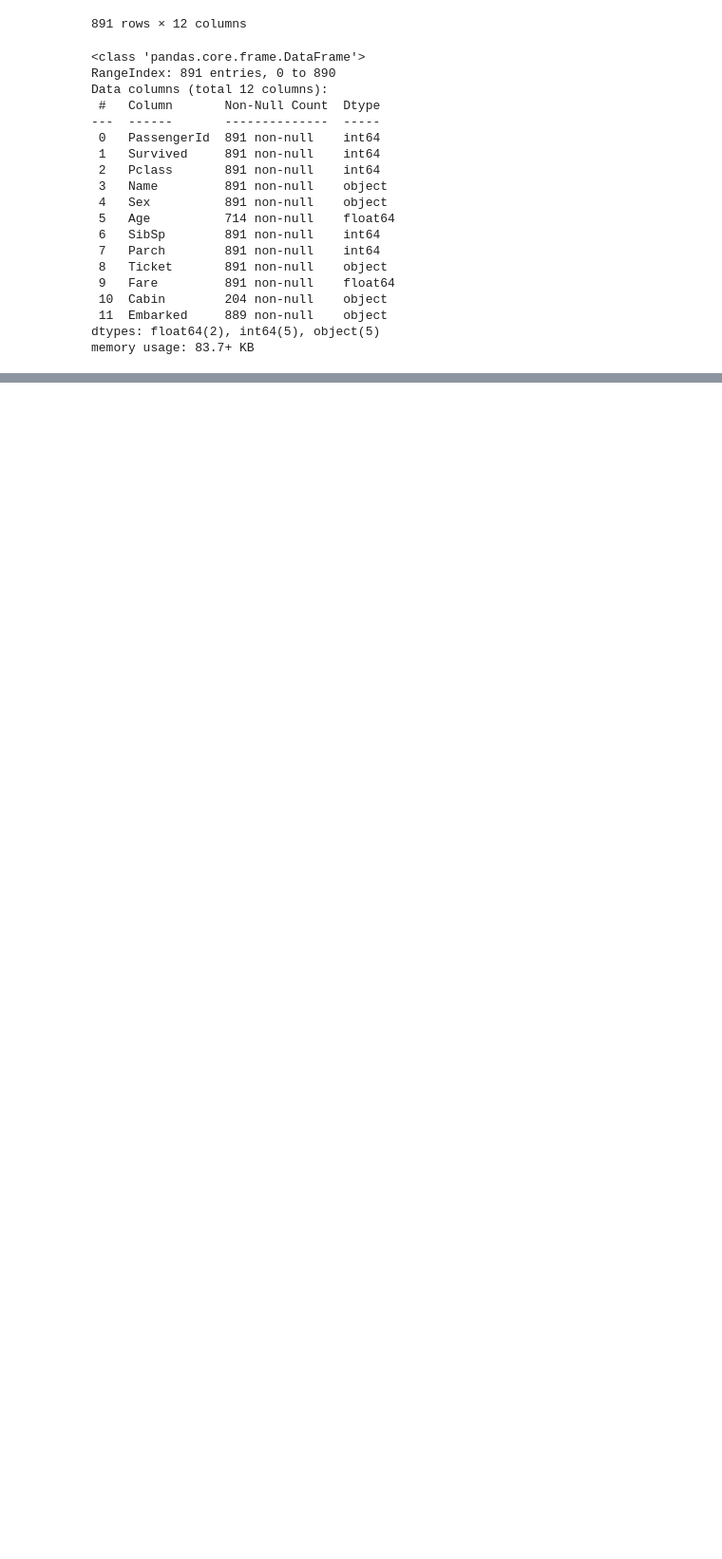
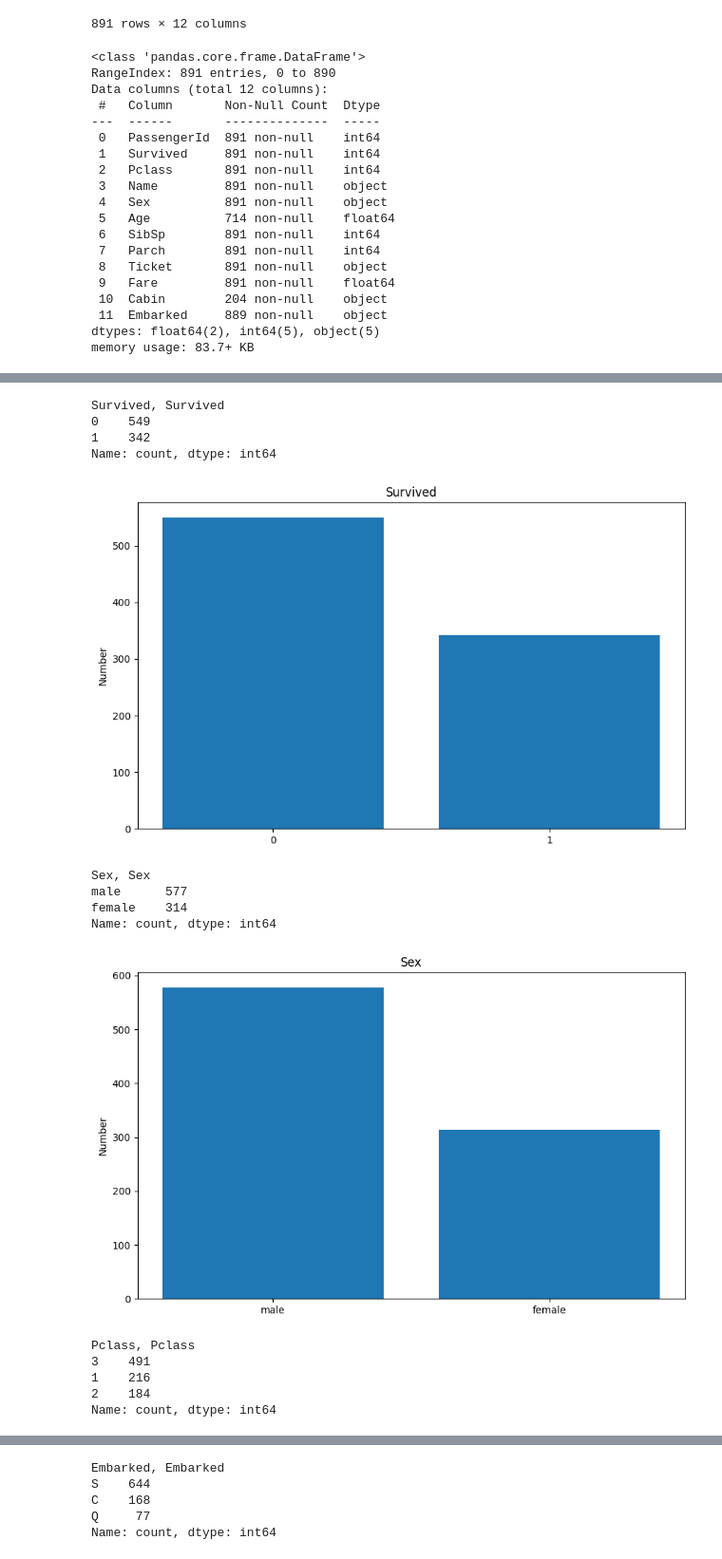
Before and after one commit to MertHasanAslan/titanic_ml, a Jupyter notebook: src/titanic_ml.ipynb, the cells around one changed output, grey strips where cells are left out. Shown: that part at 95% size. Cells and saved outputs as stored; diff of their text form; code cells hidden in the pictures; blank space fills up the shorter version.

Commit message:
Analysis of Numerical columns

```diff
--- a/src/titanic_ml.ipynb
+++ b/src/titanic_ml.ipynb
@@ -111,0 +120,13 @@ memory usage: 83.7+ KB
+# %%
+def bar_plot(column):
+    var = train_df[column]
+    var_value = var.value_counts()
+    print(f"{column}, {var_value}")
+
+    plt.figure(figsize = (10,6))
+    plt.bar(var_value.index, var_value)
+    plt.xticks(var_value.index, var_value.index.values)
+    plt.ylabel("Number")
+    plt.title(column)
+    plt.show()
+    print("\n \n \n")
@@ -111,0 +136,21 @@ memory usage: 83.7+ KB
+# %%
+numericals = ["Survived", "Sex", "Pclass", "Embarked", "SibSp", "Parch"]
+
+for i in numericals:
+    bar_plot(i)
+# %% [output]
+Survived, Survived
+0    549
+1    342
+Name: count, dtype: int64
+[figure, added]
+Sex, Sex
+male      577
+female    314
+Name: count, dtype: int64
+[figure, added]
+Pclass, Pclass
+3    491
+1    216
+2    184
+Name: count, dtype: int64
@@ -111,0 +158,5 @@ memory usage: 83.7+ KB
+Embarked, Embarked
+S    644
+C    168
+Q     77
+Name: count, dtype: int64
```
Also changed, not shown: parts of 9 cells of this notebook.
